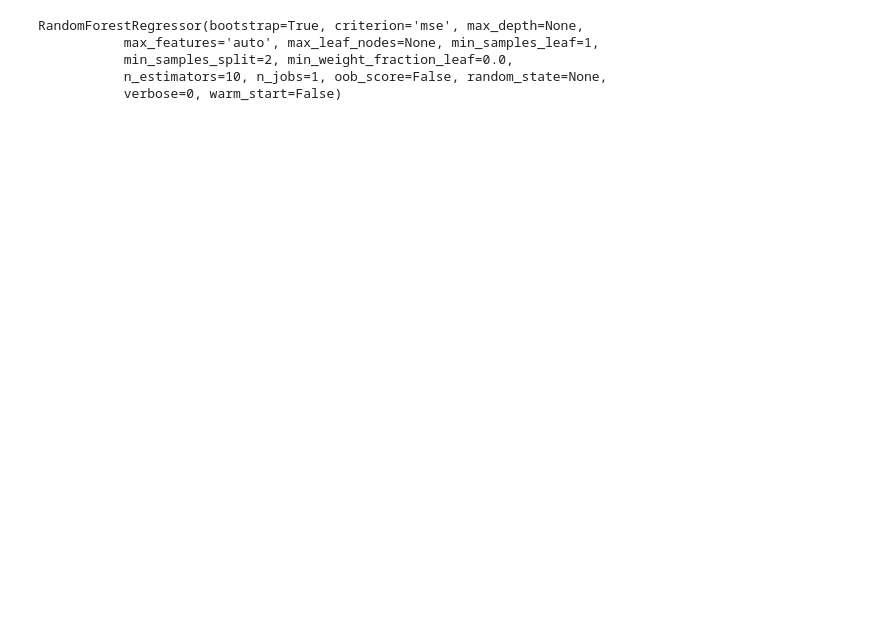
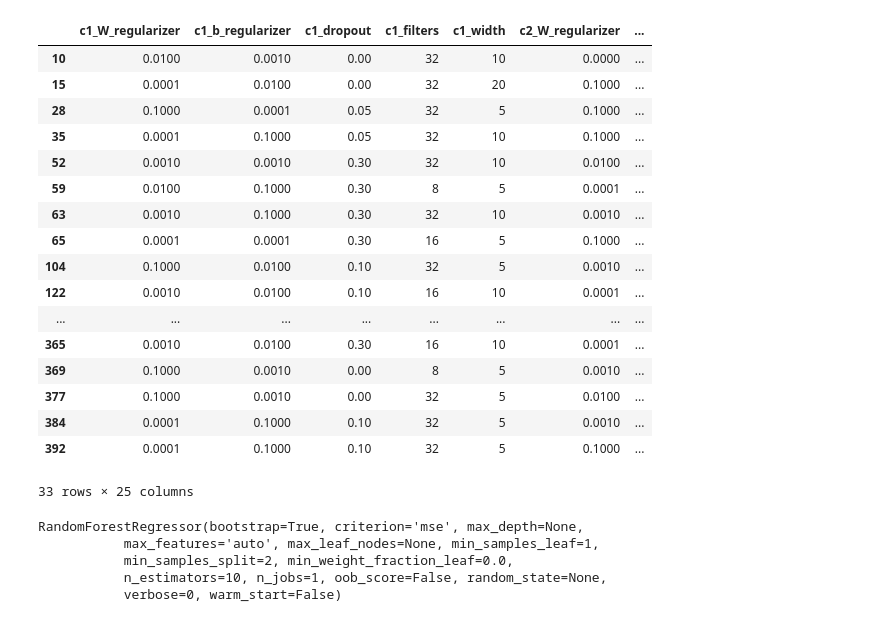
Before and after one commit to brian8128/siamese, a Jupyter notebook: HyperparameterAnalysis.ipynb, the cells around one changed output. Cells and saved outputs as stored; diff of their text form; code cells hidden in the pictures; blank space fills up the shorter version.

```diff
--- a/HyperparameterAnalysis.ipynb
+++ b/HyperparameterAnalysis.ipynb
@@ -33,3 +49,24 @@ y = df['auc'].values
+# %%
+best
+# %% [output]
+|  | c1_W_regularizer | c1_b_regularizer | c1_dropout | c1_filters | c1_width | c2_W_regularizer | ... |
+| 10 | 0.0100 | 0.0010 | 0.00 | 32 | 10 | 0.0000 | ... |
+| 15 | 0.0001 | 0.0100 | 0.00 | 32 | 20 | 0.1000 | ... |
+| 28 | 0.1000 | 0.0001 | 0.05 | 32 | 5 | 0.1000 | ... |
+| 35 | 0.0001 | 0.1000 | 0.05 | 32 | 10 | 0.1000 | ... |
+| 52 | 0.0010 | 0.0010 | 0.30 | 32 | 10 | 0.0100 | ... |
+| 59 | 0.0100 | 0.1000 | 0.30 | 8 | 5 | 0.0001 | ... |
+| 63 | 0.0010 | 0.1000 | 0.30 | 32 | 10 | 0.0010 | ... |
+| 65 | 0.0001 | 0.0001 | 0.30 | 16 | 5 | 0.1000 | ... |
+| 104 | 0.1000 | 0.0100 | 0.10 | 32 | 5 | 0.0010 | ... |
+| 122 | 0.0010 | 0.0100 | 0.10 | 16 | 10 | 0.0001 | ... |
+| ... | ... | ... | ... | ... | ... | ... | ... |
+| 365 | 0.0010 | 0.0100 | 0.30 | 16 | 10 | 0.0001 | ... |
+| 369 | 0.1000 | 0.0010 | 0.00 | 8 | 5 | 0.0010 | ... |
+| 377 | 0.1000 | 0.0010 | 0.00 | 32 | 5 | 0.0100 | ... |
+| 384 | 0.0001 | 0.1000 | 0.10 | 32 | 5 | 0.0010 | ... |
+| 392 | 0.0001 | 0.1000 | 0.10 | 32 | 5 | 0.1000 | ... |
+33 rows × 25 columns
 # %%
 rf = RandomForestRegressor()
 # %%
```
Also changed, not shown: parts of 13 cells of this notebook, 1 other file.
